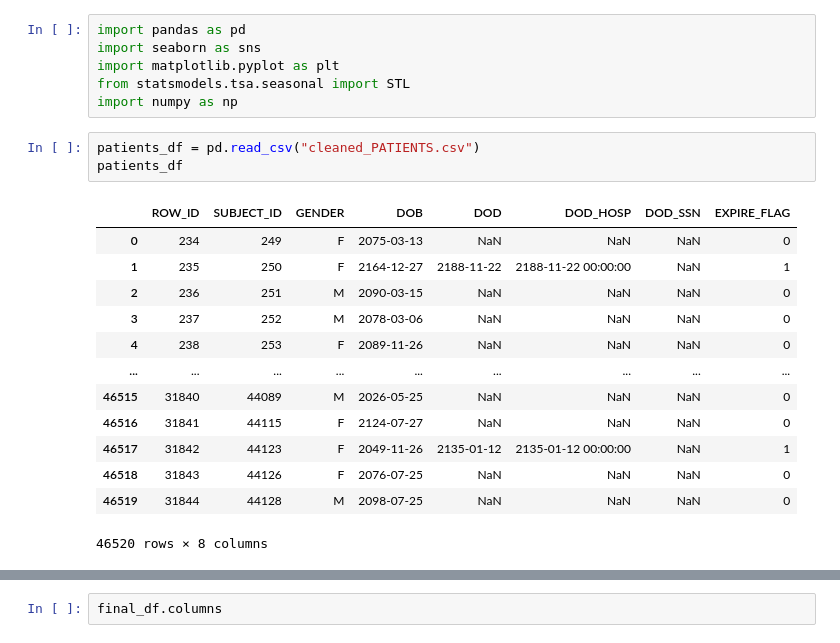
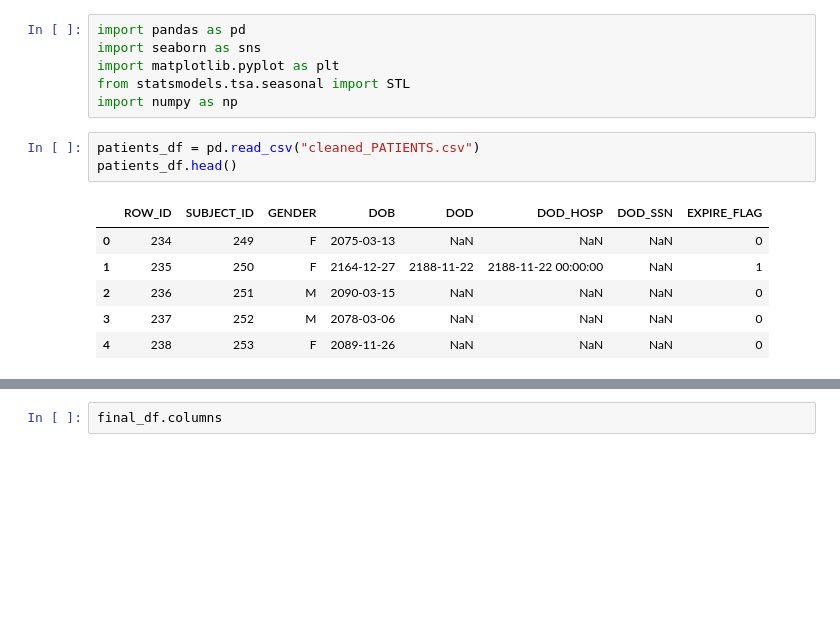
Before and after one commit to Math2130/MIMIC-III-Mortality-Analysis, a Jupyter notebook: VisualizationTime.ipynb, the cells around one changed output, grey strips where cells are left out. Saved outputs shown, nothing was run; the diff lists cells and outputs as text; blank space fills up the shorter version.

```diff
--- a/VisualizationTime.ipynb
+++ b/VisualizationTime.ipynb
@@ -6,20 +6,13 @@ from statsmodels.tsa.seasonal import STL
 import numpy as np
 # %%
 patients_df = pd.read_csv("cleaned_PATIENTS.csv")
-patients_df
+patients_df.head()
 # %% [output]
 |  | ROW_ID | SUBJECT_ID | GENDER | DOB | DOD | DOD_HOSP | DOD_SSN | EXPIRE_FLAG |
 | 0 | 234 | 249 | F | 2075-03-13 | NaN | NaN | NaN | 0 |
 | 1 | 235 | 250 | F | 2164-12-27 | 2188-11-22 | 2188-11-22 00:00:00 | NaN | 1 |
 | 2 | 236 | 251 | M | 2090-03-15 | NaN | NaN | NaN | 0 |
 | 3 | 237 | 252 | M | 2078-03-06 | NaN | NaN | NaN | 0 |
 | 4 | 238 | 253 | F | 2089-11-26 | NaN | NaN | NaN | 0 |
-| ... | ... | ... | ... | ... | ... | ... | ... | ... |
-| 46515 | 31840 | 44089 | M | 2026-05-25 | NaN | NaN | NaN | 0 |
-| 46516 | 31841 | 44115 | F | 2124-07-27 | NaN | NaN | NaN | 0 |
-| 46517 | 31842 | 44123 | F | 2049-11-26 | 2135-01-12 | 2135-01-12 00:00:00 | NaN | 1 |
-| 46518 | 31843 | 44126 | F | 2076-07-25 | NaN | NaN | NaN | 0 |
-| 46519 | 31844 | 44128 | M | 2098-07-25 | NaN | NaN | NaN | 0 |
-46520 rows × 8 columns
 # %%
 admissions_df = pd.read_csv("cleaned_ADMISSIONS.csv")
```
Also changed, not shown: parts of 13 cells of this notebook.
